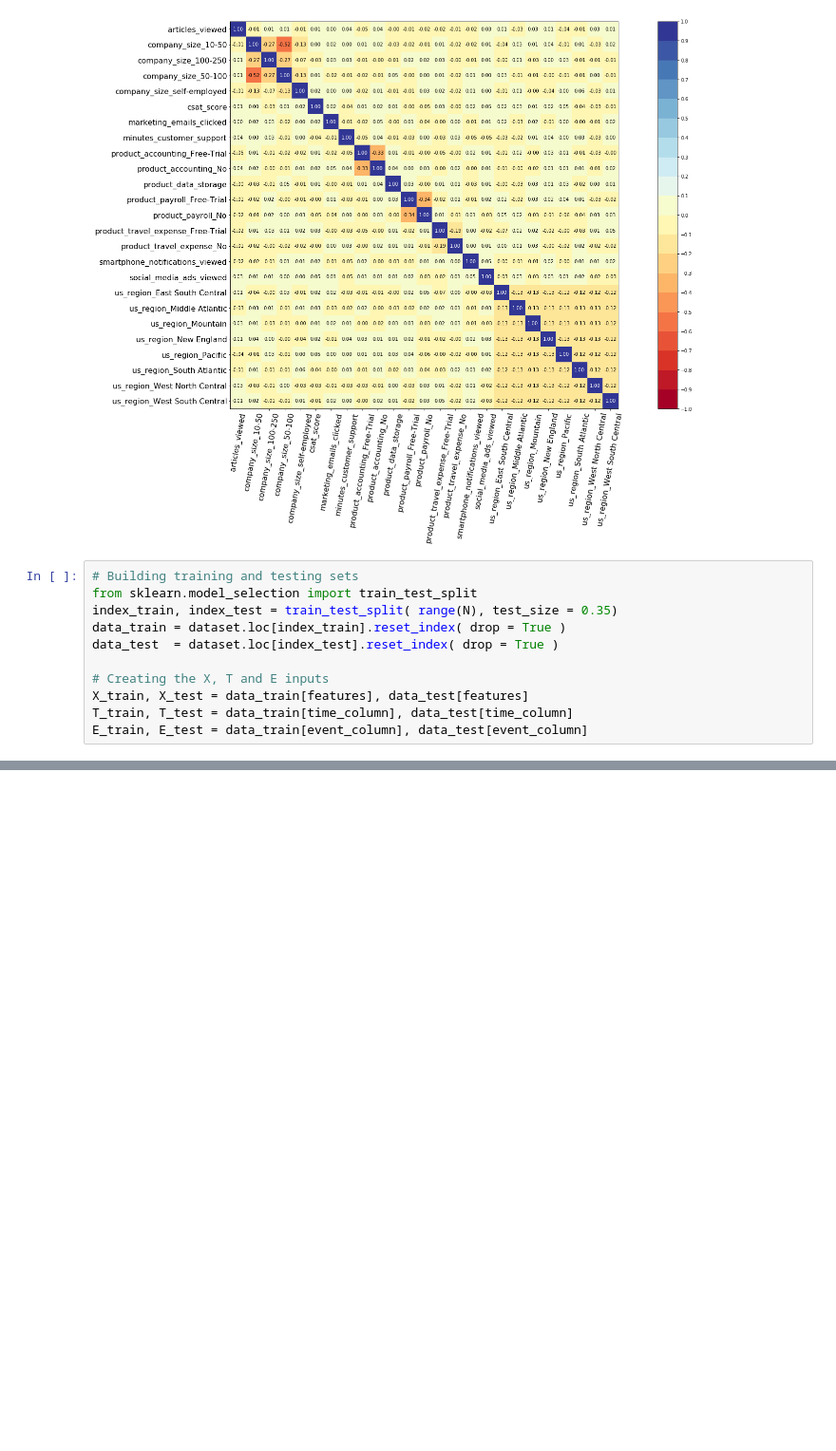
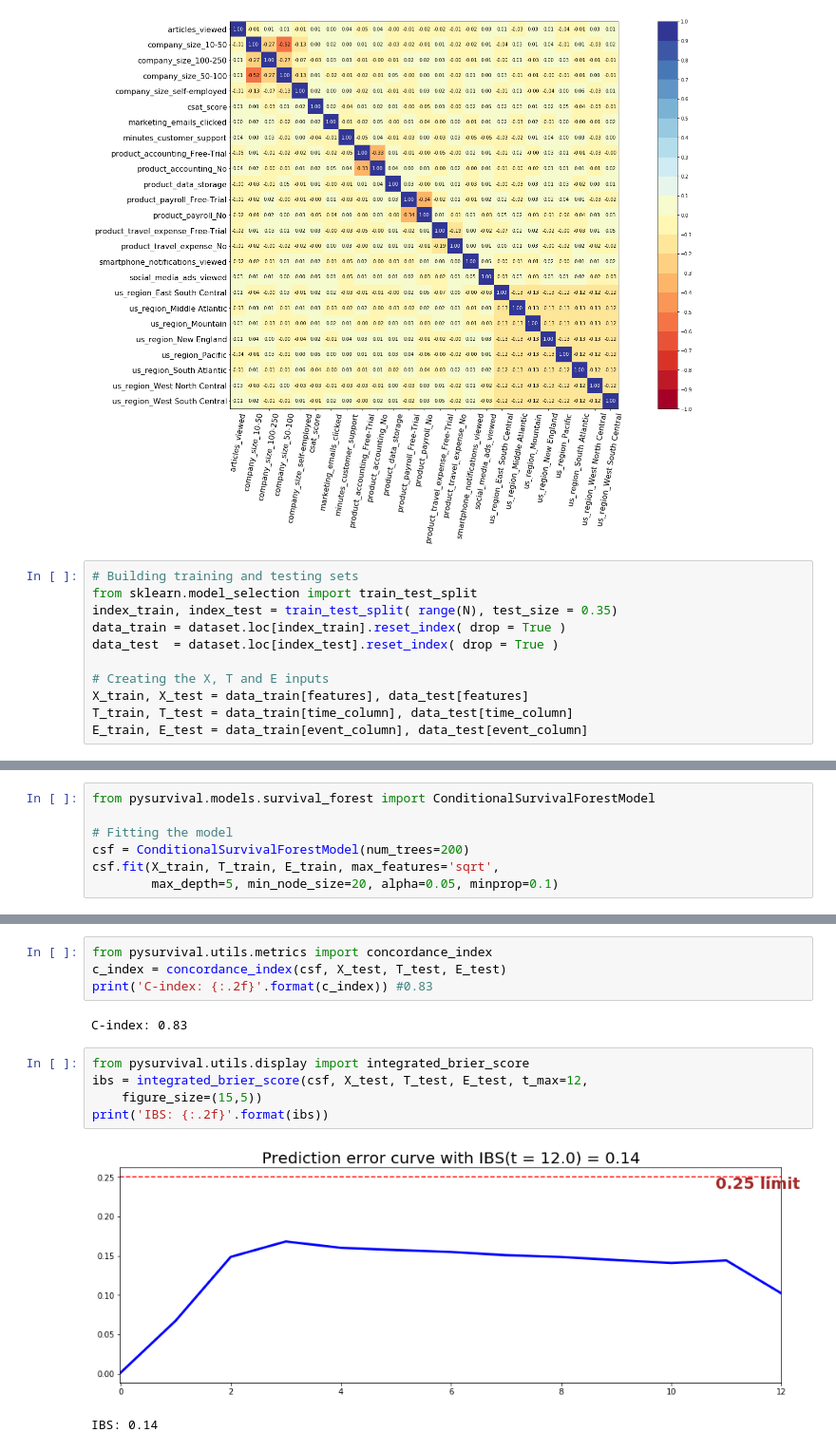
Before and after one commit to 3lv27/60DaysOfMLCode, a Jupyter notebook: notebooks/Datathon/pySurvExample.ipynb, the cells around one changed output, grey strips where cells are left out. Shown at 95% size. Saved outputs shown, nothing was run; the diff lists cells and outputs as text; blank space fills up the shorter version.

```diff
--- a/notebooks/Datathon/pySurvExample.ipynb
+++ b/notebooks/Datathon/pySurvExample.ipynb
@@ -65,0 +62,7 @@ pandas.core.series.Series
+# %%
+from pysurvival.models.survival_forest import ConditionalSurvivalForestModel
+
+# Fitting the model
+csf = ConditionalSurvivalForestModel(num_trees=200)
+csf.fit(X_train, T_train, E_train, max_features='sqrt',
+        max_depth=5, min_node_size=20, alpha=0.05, minprop=0.1)
@@ -65,0 +81,14 @@ pandas.core.series.Series
+# %%
+from pysurvival.utils.metrics import concordance_index
+c_index = concordance_index(csf, X_test, T_test, E_test)
+print('C-index: {:.2f}'.format(c_index)) #0.83
+# %% [output]
+C-index: 0.83
+# %%
+from pysurvival.utils.display import integrated_brier_score
+ibs = integrated_brier_score(csf, X_test, T_test, E_test, t_max=12,
+    figure_size=(15,5))
+print('IBS: {:.2f}'.format(ibs))
+# %% [output]
+[figure, added]
+IBS: 0.14
```
Also changed, not shown: parts of 5 cells of this notebook, 2 other files.
